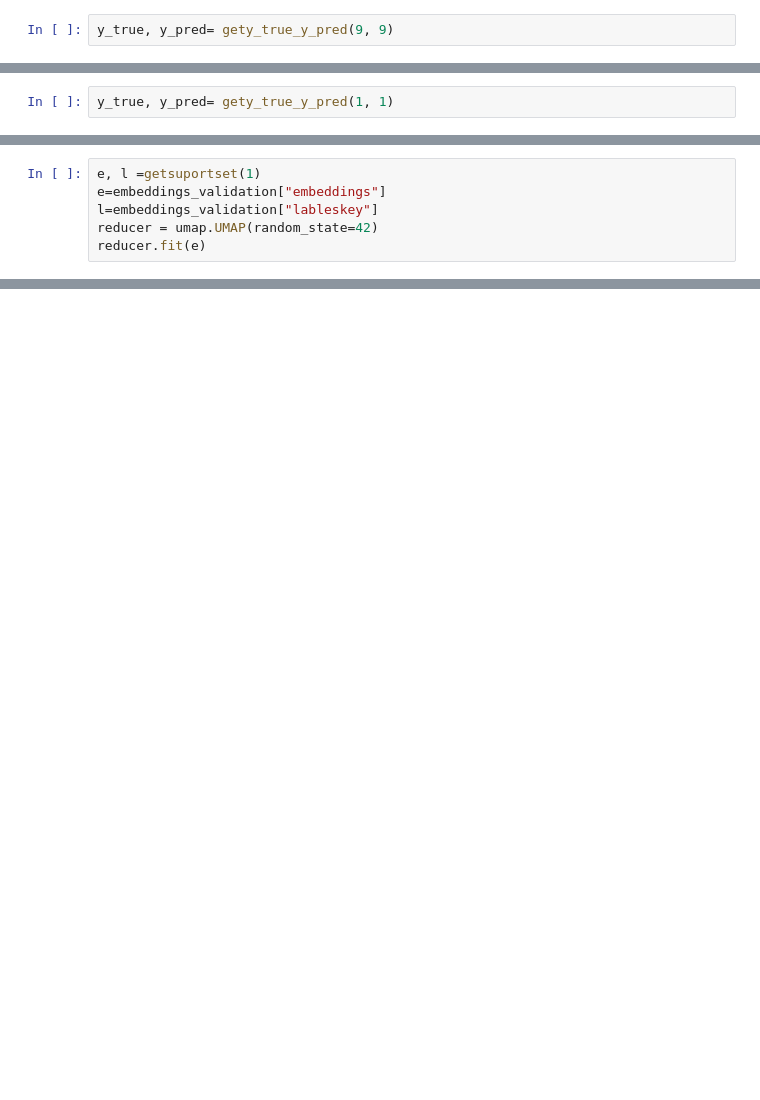
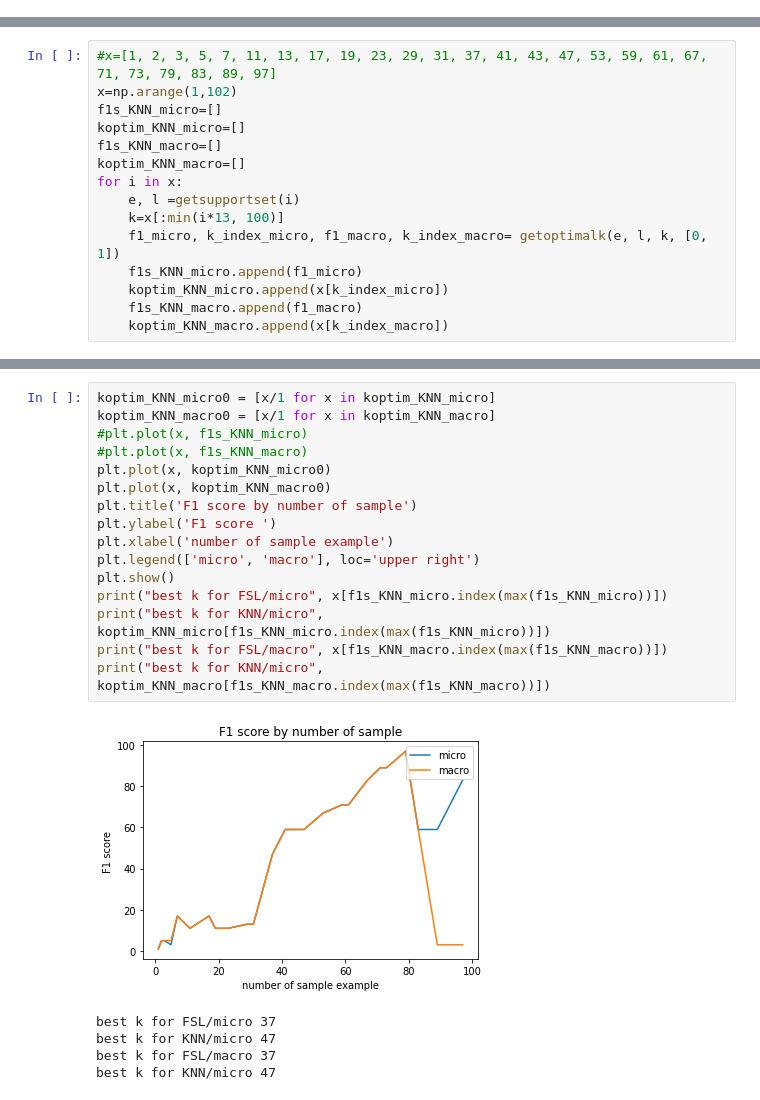
Before and after one commit to hatemamine/FSL-and-ExSummarization-for-Legal-lengthy-Text-classification, a Jupyter notebook: scotus-inference-and-evaluation.ipynb, the cells around one changed output, grey strips where cells are left out. Drawn from its saved outputs; the diff is of its cells as text; blank space fills up the shorter version.

```diff
--- a/scotus-inference-and-evaluation.ipynb
+++ b/scotus-inference-and-evaluation.ipynb
@@ -147,2 +0,0 @@ def gety_true_y_pred(x, k, nl=None):
-# %%
-y_true, y_pred= gety_true_y_pred(9, 9)
@@ -213,2 +0,0 @@ y_true=embeddings_validation["lable"]
-# %%
-y_true, y_pred= gety_true_y_pred(1, 1)
@@ -231,6 +0,0 @@ import pandas as pd
-# %%
-e, l =getsuportset(1)
-e=embeddings_validation["embeddings"]
-l=embeddings_validation["lableskey"]
-reducer = umap.UMAP(random_state=42)
-reducer.fit(e)
@@ -281,0 +99,15 @@ print(fmicro, fmacro)
+# %%
+#x=[1, 2, 3, 5, 7, 11, 13, 17, 19, 23, 29, 31, 37, 41, 43, 47, 53, 59, 61, 67, 71, 73, 79, 83, 89, 97]
+x=np.arange(1,102)
+f1s_KNN_micro=[]
+koptim_KNN_micro=[]
+f1s_KNN_macro=[]
+koptim_KNN_macro=[]
+for i in x:
+    e, l =getsupportset(i)
+    k=x[:min(i*13, 100)]
+    f1_micro, k_index_micro, f1_macro, k_index_macro= getoptimalk(e, l, k, [0, 1])
+    f1s_KNN_micro.append(f1_micro)
+    koptim_KNN_micro.append(x[k_index_micro])
+    f1s_KNN_macro.append(f1_macro)
+    koptim_KNN_macro.append(x[k_index_macro])
@@ -281,0 +139,22 @@ print(fmicro, fmacro)
+# %%
+koptim_KNN_micro0 = [x/1 for x in koptim_KNN_micro]
+koptim_KNN_macro0 = [x/1 for x in koptim_KNN_macro]
+#plt.plot(x, f1s_KNN_micro)
+#plt.plot(x, f1s_KNN_macro)
+plt.plot(x, koptim_KNN_micro0)
+plt.plot(x, koptim_KNN_macro0)
+plt.title('F1 score by number of sample')
+plt.ylabel('F1 score ')
+plt.xlabel('number of sample example')
+plt.legend(['micro', 'macro'], loc='upper right')
+plt.show()
+print("best k for FSL/micro", x[f1s_KNN_micro.index(max(f1s_KNN_micro))])
+print("best k for KNN/micro", koptim_KNN_micro[f1s_KNN_micro.index(max(f1s_KNN_micro))])
+print("best k for FSL/macro", x[f1s_KNN_macro.index(max(f1s_KNN_macro))])
+print("best k for KNN/micro", koptim_KNN_macro[f1s_KNN_macro.index(max(f1s_KNN_macro))])
+# %% [output]
+[figure, added]
+best k for FSL/micro 37
+best k for KNN/micro 47
+best k for FSL/macro 37
+best k for KNN/micro 47
```
Also changed, not shown: parts of 38 cells of this notebook.
